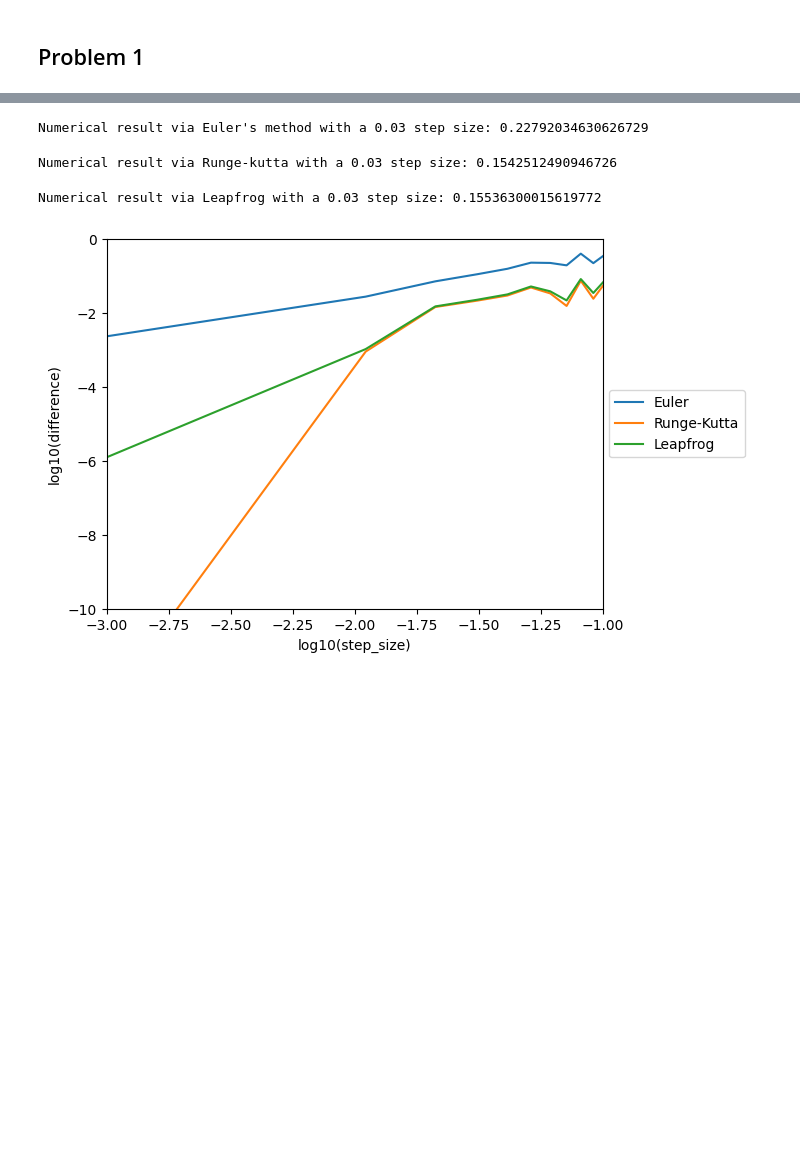
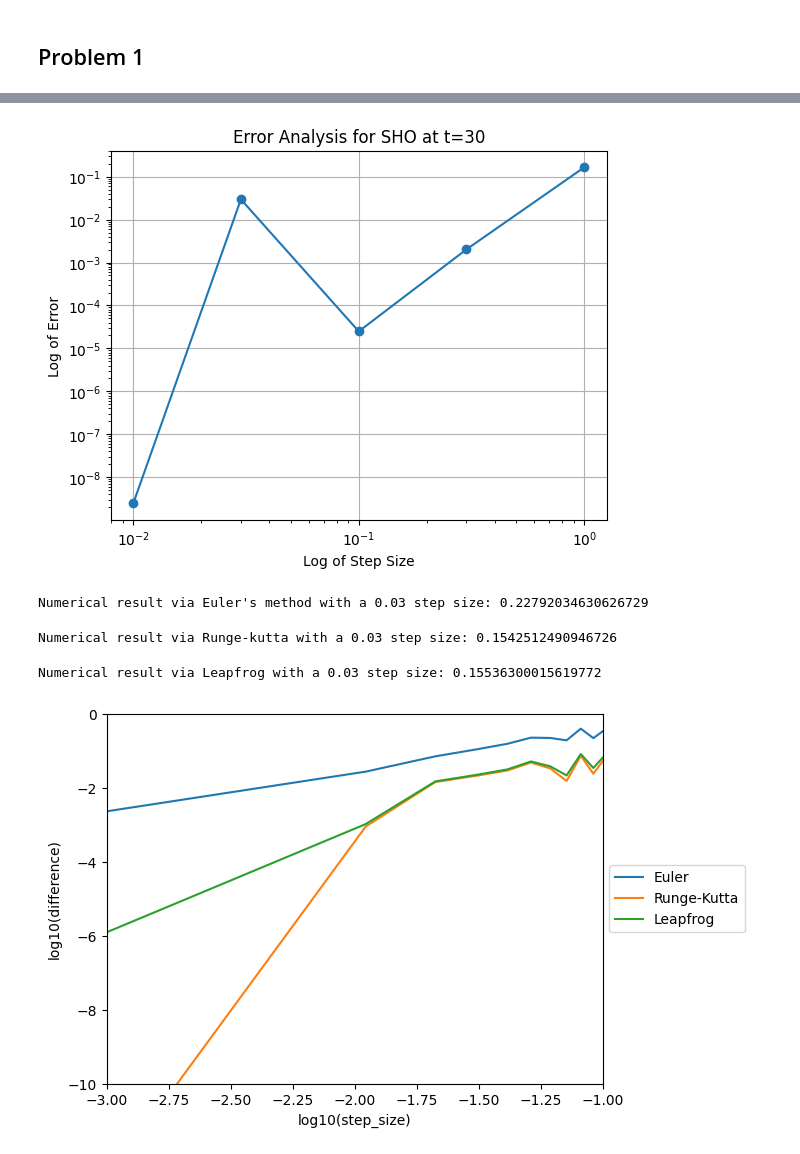
Before and after one commit to qchen4/ASTR-427-COmputational-Astrophysics, a Jupyter notebook: HWs/Homework2/Homeworkd 2.ipynb, the cells around one changed output, grey strips where cells are left out. Saved outputs shown, nothing was run; the diff lists cells and outputs as text; code cells hidden in the pictures; blank space fills up the shorter version.

```diff
--- a/HWs/Homework2/Homeworkd 2.ipynb
+++ b/HWs/Homework2/Homeworkd 2.ipynb
@@ -84,3 +63,23 @@ t = [0, 30]
+# %%
+# Error analysis
+
+errors = []
+for step in step_sizes:
+    t = np.arange(0, t_end + step, step)
+    state = np.array(initial_state)
+    for _ in t[:-1]:
+        state = runge_kutta(deriv_sho, state, step)
+    errors.append(abs(state[0] - np.cos(t_end)))
+
+plt.figure()
+plt.loglog(step_sizes, errors, 'o-')
+plt.title('Error Analysis for SHO at t=30')
+plt.xlabel('Log of Step Size')
+plt.ylabel('Log of Error')
+plt.grid(True)
+plt.show()
+# %% [output]
+[figure, added]
 # %%
 # 2a (euler)
 
```
Also changed, not shown: parts of 9 cells of this notebook.
